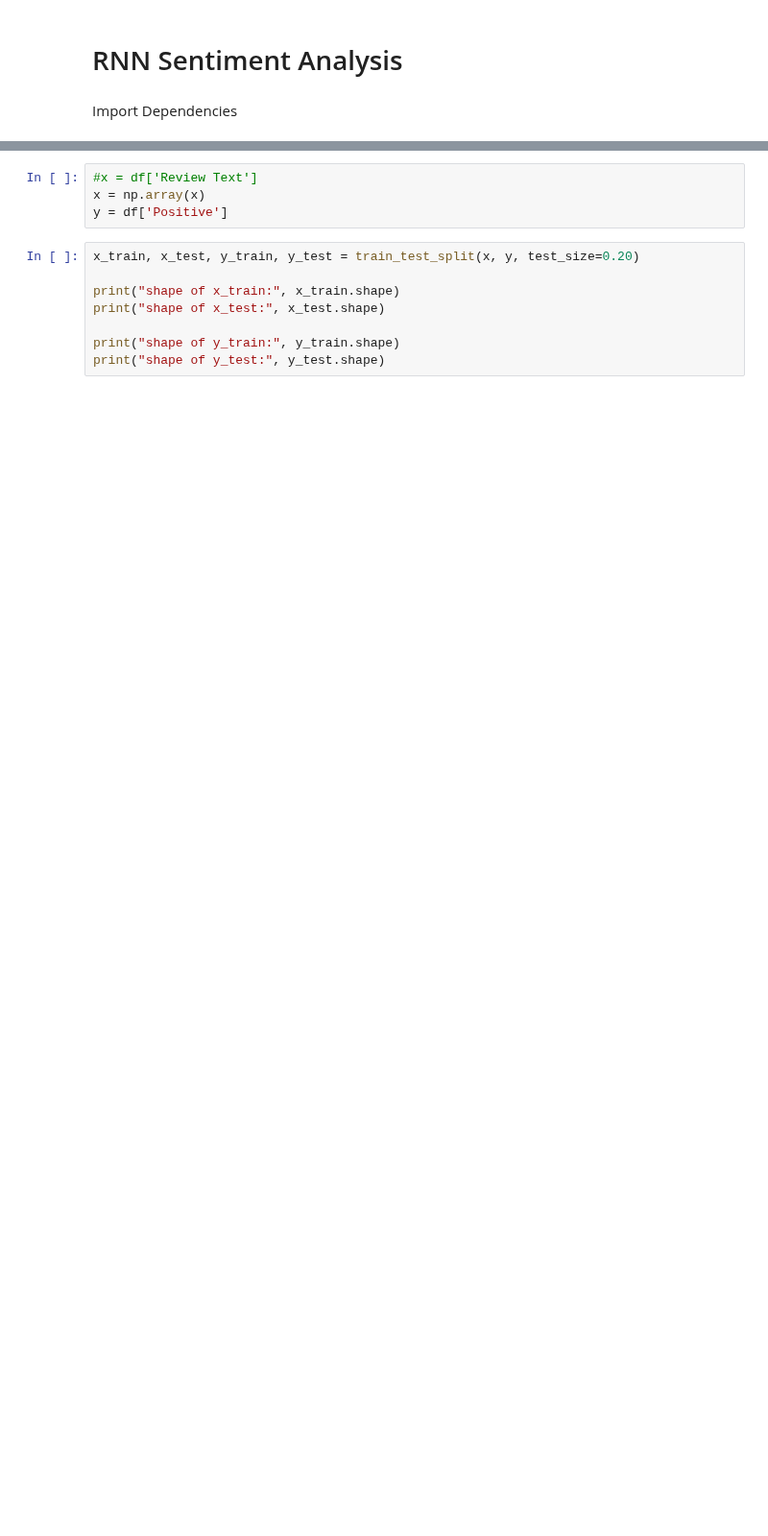
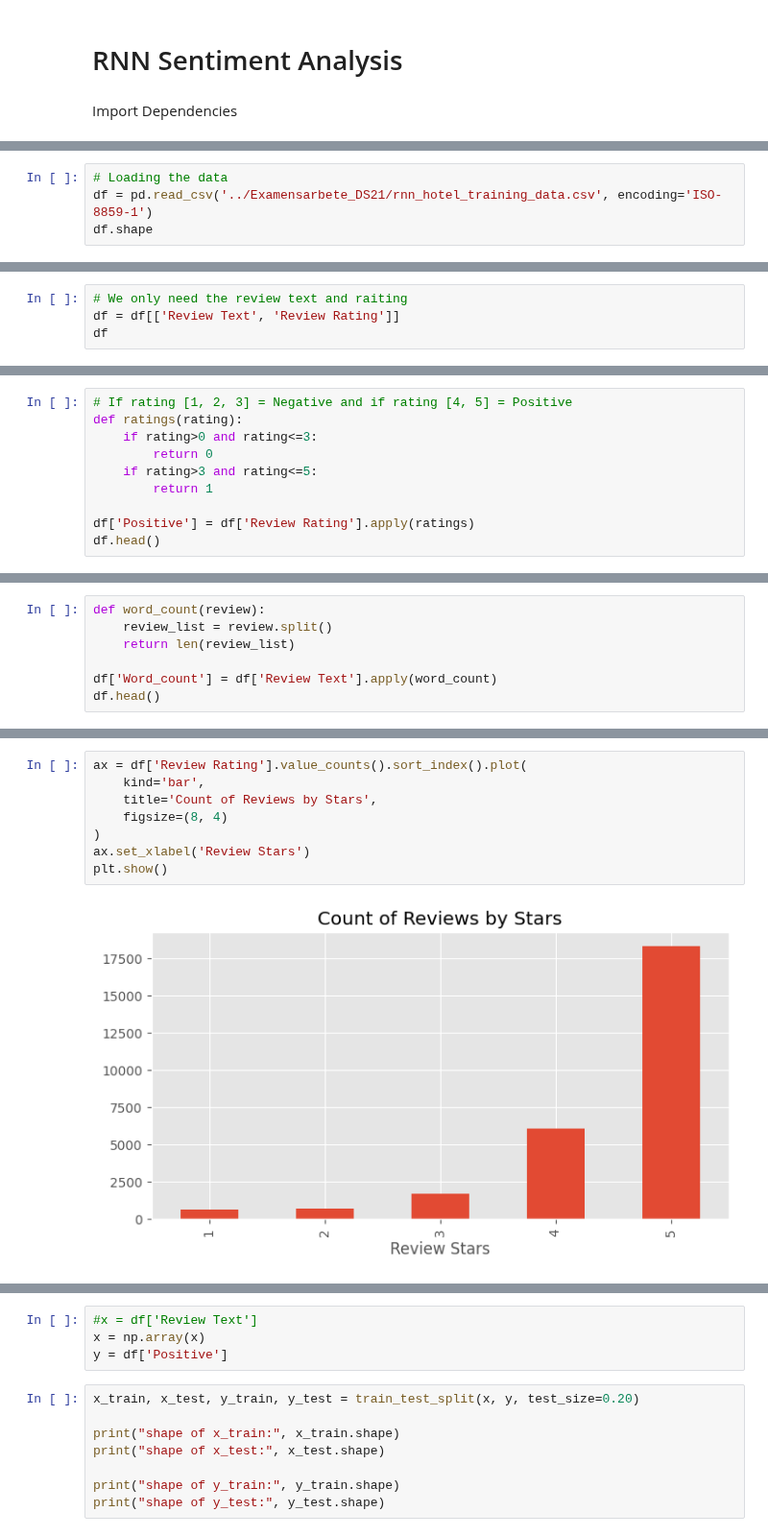
Before and after one commit to Shahmaan/Examensarbete_DS21, a Jupyter notebook: rnn_sentiment_analysis.ipynb, the cells around one changed output, grey strips where cells are left out. Shown at 96% size. Drawn from its saved outputs; the diff is of its cells as text; blank space fills up the shorter version.

```diff
--- a/rnn_sentiment_analysis.ipynb
+++ b/rnn_sentiment_analysis.ipynb
@@ -55,0 +57,4 @@ df.head()
+# %%
+# Loading the data
+df = pd.read_csv('../Examensarbete_DS21/rnn_hotel_training_data.csv', encoding='ISO-8859-1')
+df.shape
@@ -55,0 +73,4 @@ df.head()
+# %%
+# We only need the review text and raiting
+df = df[['Review Text', 'Review Rating']]
+df
@@ -55,0 +100,10 @@ df.head()
+# %%
+# If rating [1, 2, 3] = Negative and if rating [4, 5] = Positive
+def ratings(rating):
+    if rating>0 and rating<=3:
+        return 0
+    if rating>3 and rating<=5:
+        return 1
+
+df['Positive'] = df['Review Rating'].apply(ratings)
+df.head()
@@ -55,0 +119,7 @@ df.head()
+# %%
+def word_count(review):
+    review_list = review.split()
+    return len(review_list)
+
+df['Word_count'] = df['Review Text'].apply(word_count)
+df.head()
@@ -77,0 +182,10 @@ def preprocess_text(sen):
+# %%
+ax = df['Review Rating'].value_counts().sort_index().plot(
+    kind='bar',
+    title='Count of Reviews by Stars',
+    figsize=(8, 4)
+)
+ax.set_xlabel('Review Stars')
+plt.show()
+# %% [output]
+[figure, added]
```
Also changed, not shown: parts of 66 cells of this notebook, 7 other files.
